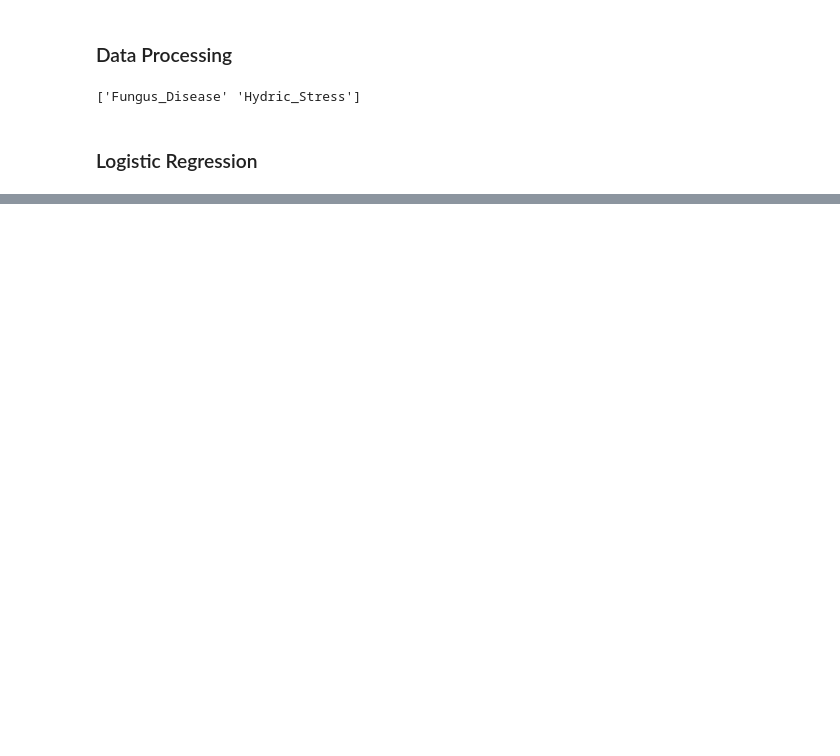
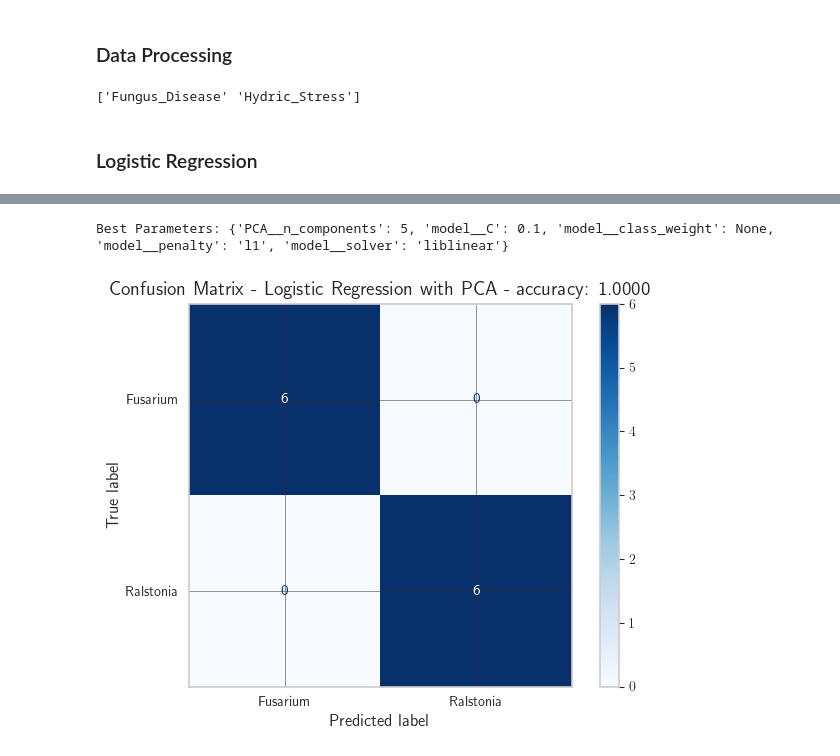
Before and after one commit to RicardoLoperaV/DiPreSi, a Jupyter notebook: Modelos De Clasificacion Binaria/Clasification By sheet/df0_Classification.ipynb, the cells around one changed output, grey strips where cells are left out. Cells and saved outputs as stored; diff of their text form; code cells hidden in the pictures; blank space fills up the shorter version.

```diff
--- a/Modelos De Clasificacion Binaria/Clasification By sheet/df0_Classification.ipynb
+++ b/Modelos De Clasificacion Binaria/Clasification By sheet/df0_Classification.ipynb
@@ -271,0 +382,9 @@ print("Best Model Classification Report:\n", classification_report(y_test, y_pre
+# %%
+
+df_DiseaseType = df0.copy()
+
+# Lets filter only unhealthy plants
+df_DiseaseType = df_DiseaseType[(df_DiseaseType['Tratamiento'] == 'Ralstonia') | (df_DiseaseType['Tratamiento'] == 'Fusarium')]
+
+print(df_DiseaseType['Tratamiento'].value_counts())
+df_DiseaseType.head()
@@ -271,0 +403,10 @@ print("Best Model Classification Report:\n", classification_report(y_test, y_pre
+# %%
+# data treatment
+
+# Data preparation for model production
+X = df_DiseaseType.iloc[:, 3:].values
+
+y = df_DiseaseType['Tratamiento'].values
+
+#split the data into training and testing sets
+X_train, X_test, y_train, y_test = train_test_split(X, y, test_size=0.2, random_state=42, stratify=y)
@@ -271,0 +471,16 @@ print("Best Model Classification Report:\n", classification_report(y_test, y_pre
+# %%
+# Parameter for the best model found
+best_params = grid_search.best_params_
+print("Best Parameters:", best_params)
+# %% [output]
+Best Parameters: {'PCA__n_components': 5, 'model__C': 0.1, 'model__class_weight': None, 'model__penalty': 'l1', 'model__solver': 'liblinear'}
+# %%
+cm = confusion_matrix(y_test, y_pred_best)
+disp = ConfusionMatrixDisplay(confusion_matrix=cm, display_labels=best_model.classes_)
+# Display the confusion matrix
+disp.plot(cmap='Blues')
+plt.title(f'Confusion Matrix - Logistic Regression with PCA - accuracy: {accuracy_score(y_test, y_pred_best):.4f}')
+plt.tight_layout()
+plt.show()
+# %% [output]
+[figure, added]
```
Also changed, not shown: parts of 19 cells of this notebook, 1 other file.
